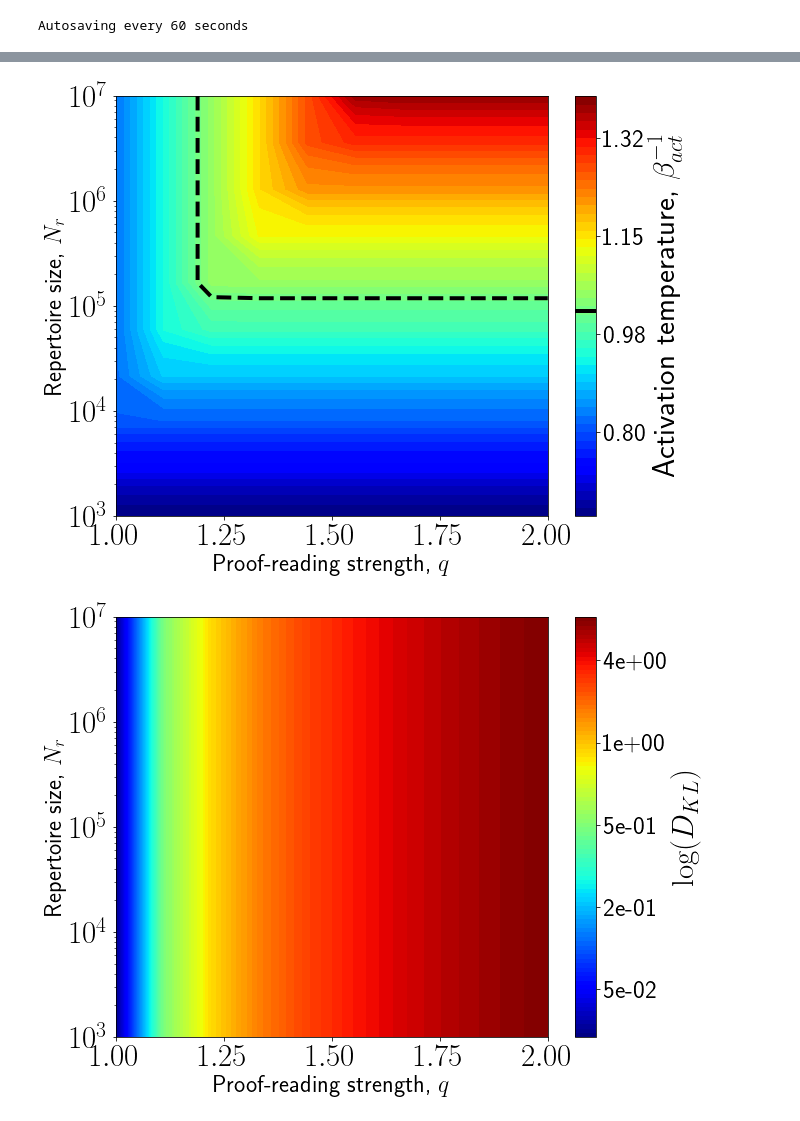
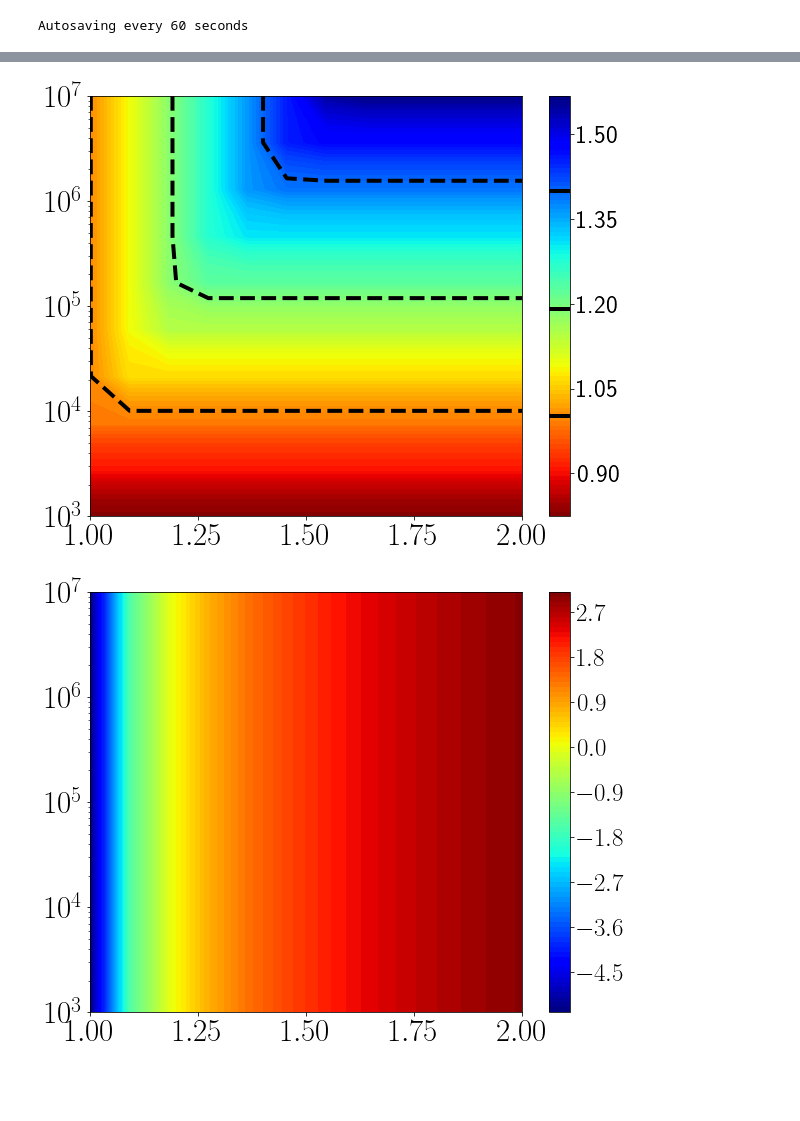
Before and after one commit to rmorantovar/Immune_System, a Jupyter notebook: Jupyter_Notebooks/7_Recognition.ipynb, the cells around one changed output, grey strips where cells are left out. Saved outputs shown, nothing was run; the diff lists cells and outputs as text; code cells hidden in the pictures; blank space fills up the shorter version.

```diff
--- a/Jupyter_Notebooks/7_Recognition.ipynb
+++ b/Jupyter_Notebooks/7_Recognition.ipynb
@@ -15,9 +15,9 @@ Text_files_path = '/Users/robertomorantovar/Dropbox/Research/Evolution_Immune_Sy
 # %% [output]
 Autosaving every 60 seconds
 # %%
-N_r = 5e4
+N_r = 5e5
 T0 = 0
-Tf = 6
+Tf = 8
 dT = .01
 days = np.arange(0, Tf, 1)
 time = np.linspace(T0, Tf, int((Tf-T0)/dT))
@@ -29,8 +29,8 @@ qs = [1, 2, 3]
 colors_q = ['darkred', 'olive', 'navy']
 lambda_B = 1*lambda_A
 k_on = 1e6*24*3600; #(M*days)^-1
-N_c = 1e3
-E_ms = -27
+N_c = 1e4
+E_ms = -28
 
 E_t = lambda t, q:lambda_A*t/q - np.log((lambda_A*N_A)/(k_on*N_c))/q + np.log(k_pr/k_on)
 # %%
@@ -38,8 +38,9 @@ fig, ax = plt.subplots(figsize=(10,8), gridspec_kw={'left':0.18, 'right':.95, 'b
 t_prime = 1/lambda_A*np.log((lambda_A*N_A)/(k_on*N_c))
 time1 = np.linspace(0, t_prime, 100)
 time2 = np.linspace(t_prime, 8, 100)
+
 for q in qs:
-    ax.plot(time1, np.ones_like(time1)*E_t(t_prime, q) , label = '%d'%q, color = colors_q[q-1])
+    ax.plot(time1, np.ones_like(time1)*E_t(t_prime, q), color = colors_q[q-1])
     ax.plot(time2, E_t(time2, q) , label = '%d'%q, color = colors_q[q-1])
 
 
@@ -93,7 +94,7 @@ time_bins = time[::5]
 lambda_A = 6 #days^-1
 k_pr = .1 # hour^-1
 k_pr = k_pr*24 #days^-1
-qs = np.linspace(1, 2, 10)
+qs = np.linspace(1, 2, 6)
 lambda_B = 1*lambda_A
 k_on = 1e6*24*3600; #(M*days)^-1
 N_c = 1e4
@@ -124,13 +125,6 @@ beta_pr = lambdas[:-1][Es[:-1]<np.log(k_pr/k_on)][-1]
 E_pr = Es[:-1][Es[:-1]<np.log(k_pr/k_on)][-1]
 print('E_pr:%.2f'%E_pr, 'beta_pr:%.2f'%beta_pr)
 
-beta_r = lambdas[:-1][np.cumsum(Q0*dE)<(1/N_r)][-1]
-E_r = Es[:-1][np.cumsum(Q0*dE)<(1/(N_r))][-1]
-print('E_r:%.2f'%E_r, 'beta_r:%.2f'%beta_r)
-
 #----------------------------------------------------------------
-t_act = [3.8, 4.5]
-
-energy_model = 'MJ'
 # %% [output]
 E_pr:-24.31 beta_pr:2.99
@@ -207,32 +228,32 @@ FIG.savefig('../Figures/7_Recognition/activation_energy.pdf')
 # %%
 FIG, AX = plt.subplots(figsize=(10,8), gridspec_kw={'left':0.18, 'right':.93, 'bottom':.15})
-cs = AX.contourf(X, Y, betas_act, levels = 50, cmap =plt.cm.jet)
-cs2 = AX.contour(cs, levels=[1.19], linestyles = '--', linewidths = 4, colors = 'k')
+cs = AX.contourf(X, Y, betas_act, levels = 100, cmap =plt.cm.jet_r)
+cs2 = AX.contour(cs, levels=[1.001, 1.19, 1.4], linestyles = '--', linewidths = 4, colors = 'k')
 #cs2 = AX.contour(cs, levels=1/betas_r[::5], linestyles = ':', linewidths = 4)
 cbar = plt.colorbar(cs)
-cbar.set_label(r'Activation temperature, $\beta^{-1}_{act}$', fontsize = 31)
-cbar.set_ticks(np.linspace(.8, 1.5, 5))
-cbar.set_ticklabels(['%.2f'%(i) for i in np.linspace(.8, 1.5, 5)])
+#cbar.set_label(r'Activation temperature, $\beta_{act}$', fontsize = 31)
+cbar.set_ticks(np.linspace(.9, 1.5, 5))
+cbar.set_ticklabels(['%.2f'%(i) for i in np.linspace(.9, 1.5, 5)])
 cbar.ax.tick_params(labelsize = 25)
 
 cbar.add_lines(cs2)
-my_plot_layout(ax=AX, xlabel = r'Proof-reading strength, $q$', ylabel = r'Repertoire size, $N_r$', yscale = 'log', ticks_labelsize = 31)
+my_plot_layout(ax=AX, yscale = 'log', ticks_labelsize = 31)
 FIG.savefig('../Figures/7_Recognition/activation_temperature.pdf')
 # %% [output]
-[figure, old version]
+[figure, new version]
 # %%
 FIG, AX = plt.subplots(figsize=(10,8), gridspec_kw={'left':0.18, 'right':.93, 'bottom':.15})
-cs = AX.contourf(X, Y, np.log(Ds_KL), levels = 100, cmap =plt.cm.jet)
+cs = AX.contourf(X, Y, np.log2(Ds_KL_f), levels = 100, cmap =plt.cm.jet)
 #cs2 = AX.contour(cs, levels=1/np.arange(1, 5), linestyles = '--', linewidths = 4, colors = 'k')
 #cs2 = AX.contour(cs, levels=1/betas_r[::5], linestyles = ':', linewidths = 4)
 cbar = plt.colorbar(cs)
-cbar.set_label(r'$\log(D_{KL})$', fontsize = 31)
-cbar.set_ticks(np.linspace(-3, 1.5, 5))#
-cbar.set_ticklabels(['%.0e'%(i) for i in np.exp(np.linspace(-3, 1.5, 5))])
+#cbar.set_label(r'$\log(D_{KL})$', fontsize = 31)
+#cbar.set_ticks(np.linspace(-3, 1.5, 5))#
+#cbar.set_ticklabels(['%.0e'%(i) for i in np.exp(np.linspace(-3, 1.5, 5))])
 cbar.ax.tick_params(labelsize = 25)
 
 #cbar.add_lines(cs2)
-my_plot_layout(ax=AX, xlabel = r'Proof-reading strength, $q$', ylabel = r'Repertoire size, $N_r$', yscale = 'log', ticks_labelsize = 31)
-FIG.savefig('../Figures/7_Recognition/D_KL.pdf')
+my_plot_layout(ax=AX, yscale = 'log', ticks_labelsize = 31)
+FIG.savefig('../Figures/7_Recognition/D_KL_f.pdf')
 # %% [output]
-[figure, old version]
+[figure, new version]
```
Also changed, not shown: parts of 8 cells of this notebook, 47 other files.
